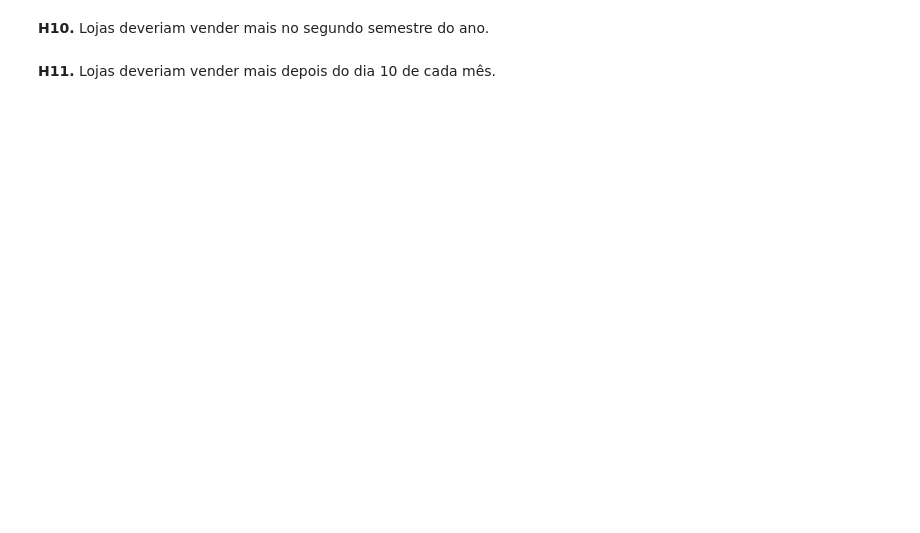
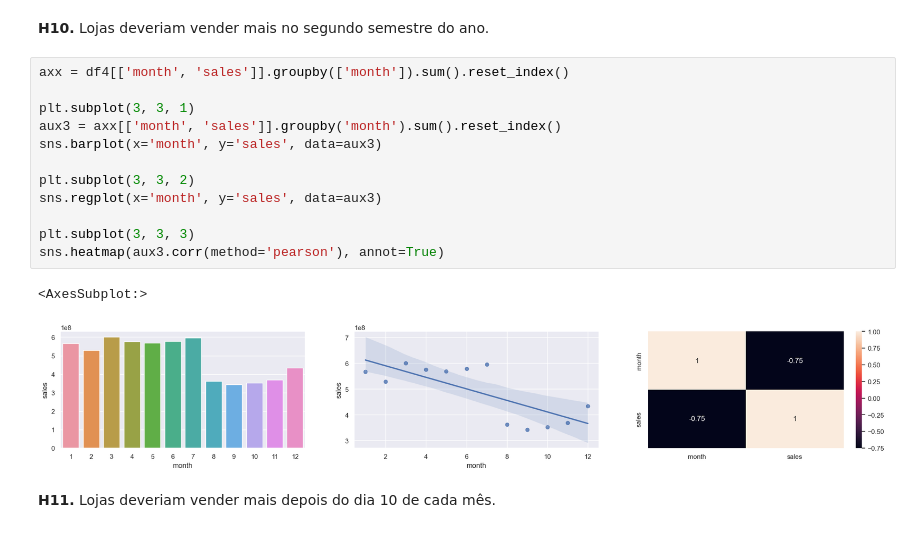
Before and after one commit to HallanMiranda/Ds_Producao-Rossman, a Jupyter notebook: Rossmann.ipynb, the cells around one changed output. Saved outputs shown, nothing was run; the diff lists cells and outputs as text; blank space fills up the shorter version.

```diff
--- a/Rossmann.ipynb
+++ b/Rossmann.ipynb
@@ -755,4 +773,19 @@ ax.legend(labels=['Tradicional & Extendida','Extendida' ]);
 # %% [markdown]
 **H10.** Lojas deveriam vender mais no segundo semestre do ano.
+# %%
+axx = df4[['month', 'sales']].groupby(['month']).sum().reset_index()
+
+plt.subplot(3, 3, 1)
+aux3 = axx[['month', 'sales']].groupby('month').sum().reset_index()
+sns.barplot(x='month', y='sales', data=aux3)
+
+plt.subplot(3, 3, 2)
+sns.regplot(x='month', y='sales', data=aux3)
+
+plt.subplot(3, 3, 3)
+sns.heatmap(aux3.corr(method='pearson'), annot=True)
+# %% [output]
+<AxesSubplot:>
+[figure, added]
 # %% [markdown]
 **H11.** Lojas deveriam vender mais depois do dia 10 de cada mês.
```
Also changed, not shown: parts of 13 cells of this notebook.
